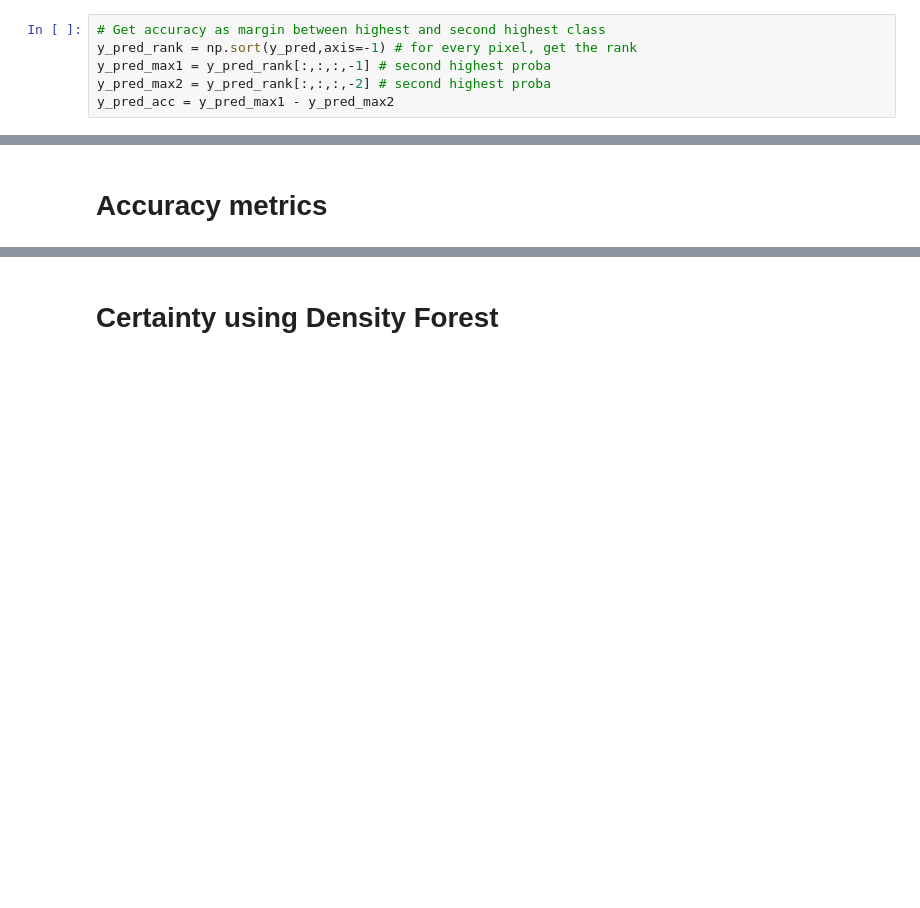
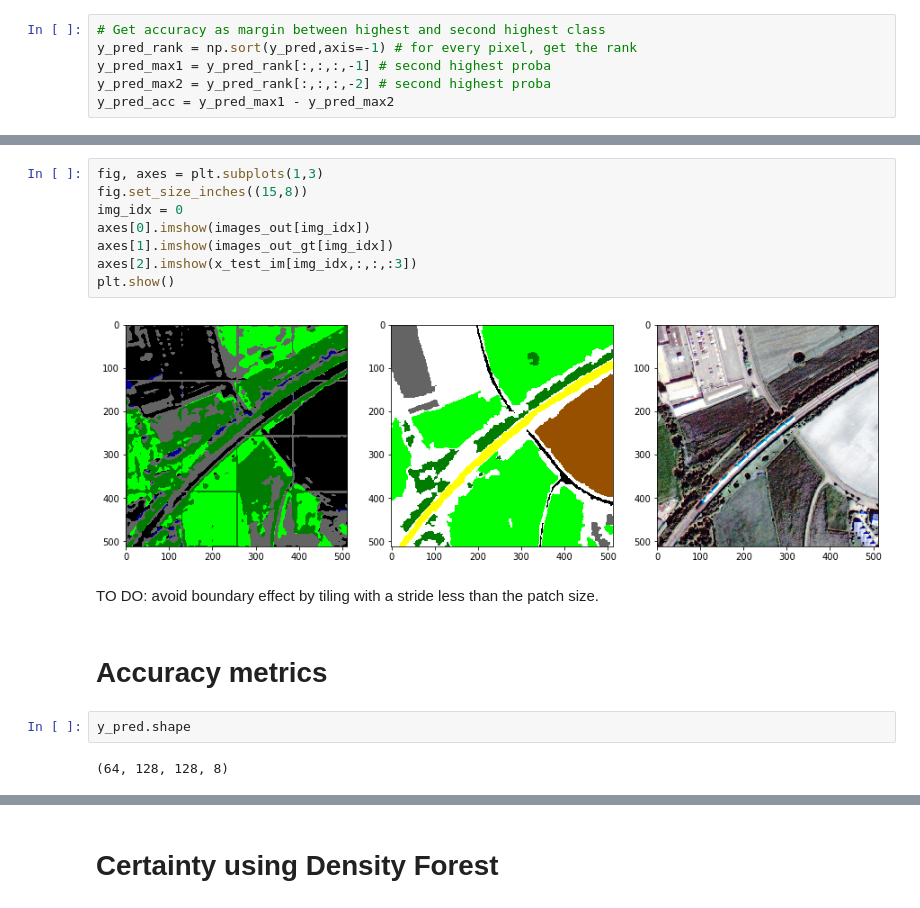
Before and after one commit to CyrilWendl/SIE-Master, a Jupyter notebook: Zurich Land Cover/Zurich Land Cover Classification.ipynb, the cells around one changed output, grey strips where cells are left out. Cells and saved outputs as stored; diff of their text form; blank space fills up the shorter version.

```diff
--- a/Zurich Land Cover/Zurich Land Cover Classification.ipynb
+++ b/Zurich Land Cover/Zurich Land Cover Classification.ipynb
@@ -630,5 +701,21 @@ plt.colorbar()
+# %%
+fig, axes = plt.subplots(1,3)
+fig.set_size_inches((15,8))
+img_idx = 0
+axes[0].imshow(images_out[img_idx])
+axes[1].imshow(images_out_gt[img_idx])
+axes[2].imshow(x_test_im[img_idx,:,:,:3])
+plt.show()
+# %% [output]
+[figure, added]
+# %% [markdown]
+TO DO: avoid boundary effect by tiling with a stride less than the patch size.
 # %% [markdown]
 # Accuracy metrics
+# %%
+y_pred.shape
+# %% [output]
+(64, 128, 128, 8)
 # %%
 # Validation accuracy
 # mask background class for evaluation
```
Also changed, not shown: parts of 26 cells of this notebook.
